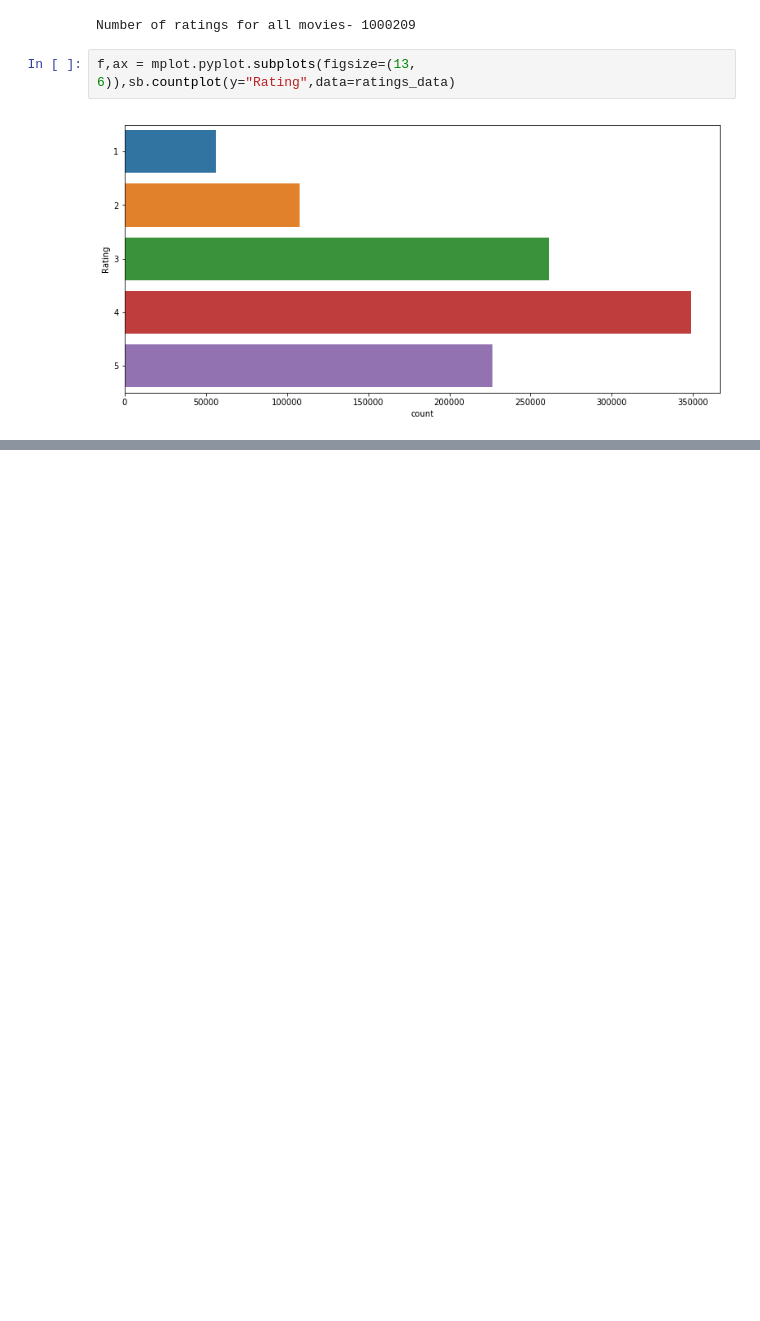
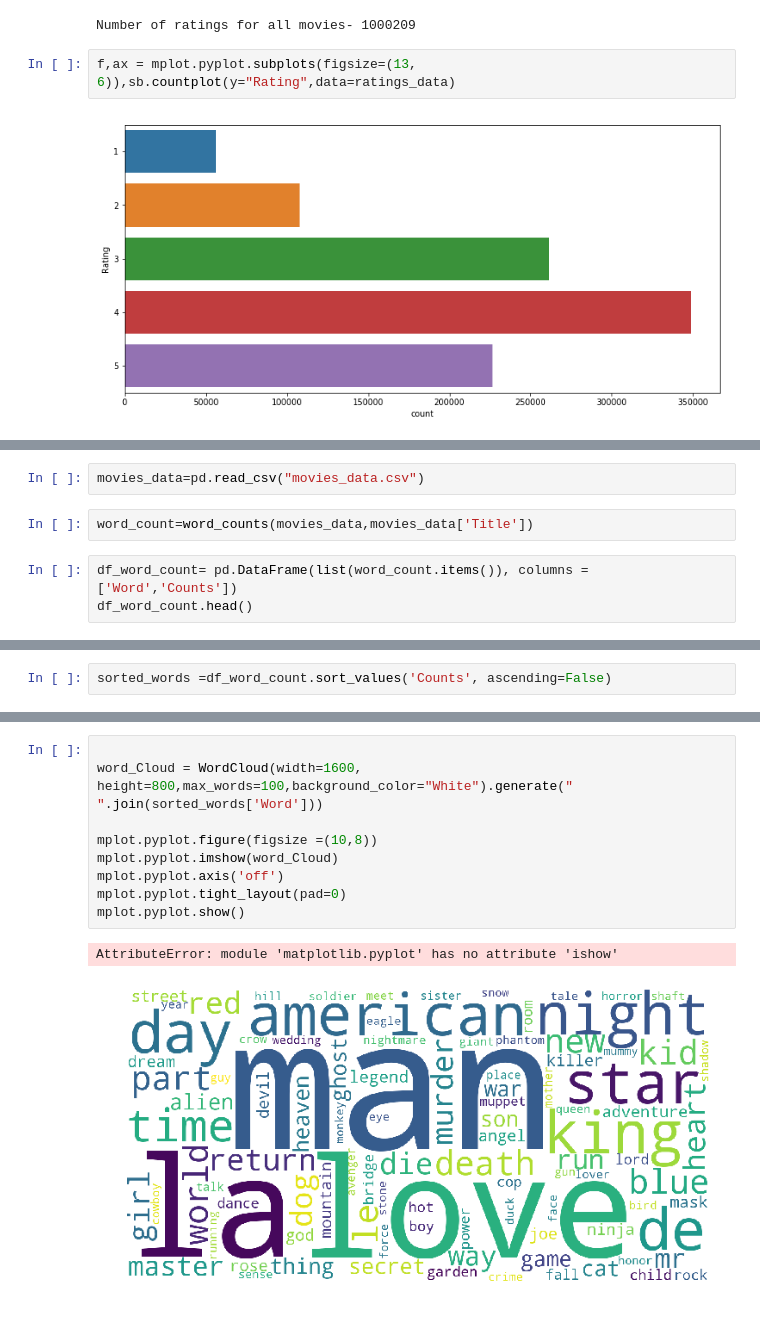
Before and after one commit to karangupta26/Movie-Recommendation-System, a Jupyter notebook: ExploratoryDataAnalysis.ipynb, the cells around one changed output, grey strips where cells are left out. Cells and saved outputs as stored; diff of their text form; blank space fills up the shorter version.

```diff
--- a/ExploratoryDataAnalysis.ipynb
+++ b/ExploratoryDataAnalysis.ipynb
@@ -177,0 +198,7 @@ f,ax = mplot.pyplot.subplots(figsize=(13, 6)),sb.countplot(y="Rating",data=ratin
+# %%
+movies_data=pd.read_csv("movies_data.csv")
+# %%
+word_count=word_counts(movies_data,movies_data['Title'])
+# %%
+df_word_count= pd.DataFrame(list(word_count.items()), columns = ['Word','Counts'])
+df_word_count.head()
@@ -177,0 +212,2 @@ f,ax = mplot.pyplot.subplots(figsize=(13, 6)),sb.countplot(y="Rating",data=ratin
+# %%
+sorted_words =df_word_count.sort_values('Counts', ascending=False)
@@ -177,0 +233,12 @@ f,ax = mplot.pyplot.subplots(figsize=(13, 6)),sb.countplot(y="Rating",data=ratin
+# %%
+
+word_Cloud = WordCloud(width=1600, height=800,max_words=100,background_color="White").generate(" ".join(sorted_words['Word']))
+
+mplot.pyplot.figure(figsize =(10,8))
+mplot.pyplot.imshow(word_Cloud)
+mplot.pyplot.axis('off')
+mplot.pyplot.tight_layout(pad=0)
+mplot.pyplot.show()
+# %% [output]
+AttributeError: module 'matplotlib.pyplot' has no attribute 'ishow'
+[figure, added]
```
Also changed, not shown: parts of 5 cells of this notebook.
